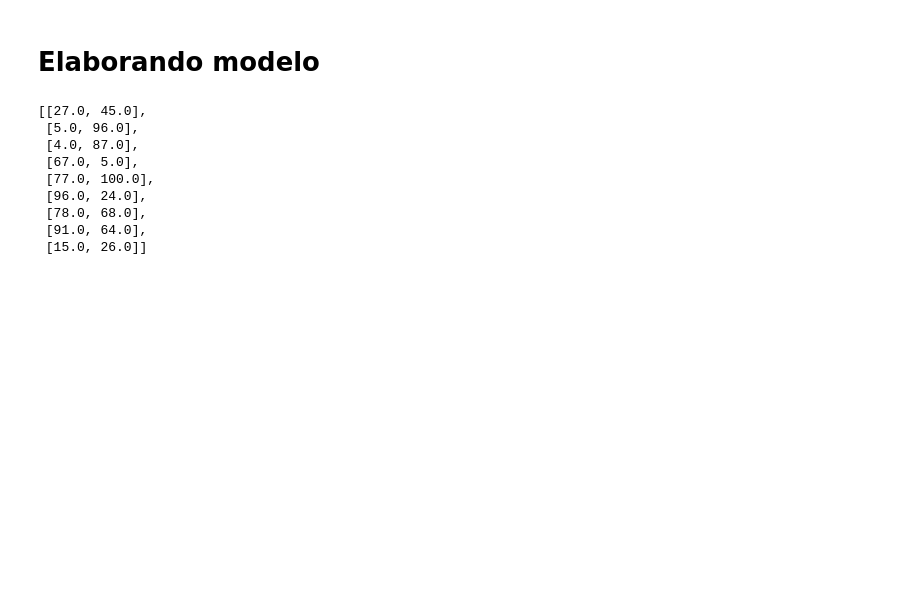
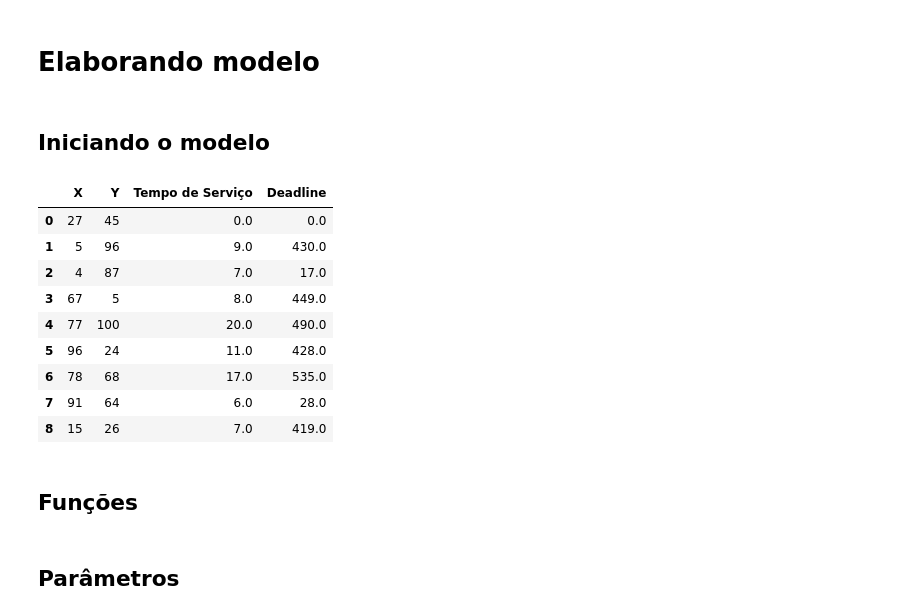
Before and after one commit to brenozuko/caixeiro_viajante_time_window, a Jupyter notebook: notebooks/modelo.ipynb, the cells around one changed output. Drawn from its saved outputs; the diff is of its cells as text; code cells hidden in the pictures; blank space fills up the shorter version.

```diff
--- a/notebooks/modelo.ipynb
+++ b/notebooks/modelo.ipynb
@@ -106,18 +140,23 @@ plt.show()
 [figure]
 # %% [markdown]
 # Elaborando modelo
-# %%
-Knots = []
-for index, row in data['inst_10.txt'].iterrows():
-    Knots.append([row["X"], row["Y"]])
-Knots
-# %% [output]
-[[27.0, 45.0],
- [5.0, 96.0],
- [4.0, 87.0],
- [67.0, 5.0],
- [77.0, 100.0],
- [96.0, 24.0],
- [78.0, 68.0],
- [91.0, 64.0],
- [15.0, 26.0]]
+# %% [markdown]
+## Iniciando o modelo
+# %%
+import pymprog as pm
+
+pm.begin("Caixeiro viajante com janelas de tempo")
+display(data["inst_10.txt"])
+# %% [output]
+|  | X | Y | Tempo de Serviço | Deadline |
+| 0 | 27 | 45 | 0.0 | 0.0 |
+| 1 | 5 | 96 | 9.0 | 430.0 |
+| 2 | 4 | 87 | 7.0 | 17.0 |
+| 3 | 67 | 5 | 8.0 | 449.0 |
+| 4 | 77 | 100 | 20.0 | 490.0 |
+| 5 | 96 | 24 | 11.0 | 428.0 |
+| 6 | 78 | 68 | 17.0 | 535.0 |
+| 7 | 91 | 64 | 6.0 | 28.0 |
+| 8 | 15 | 26 | 7.0 | 419.0 |
+# %% [markdown]
+## Funções
@@ -123,0 +177,2 @@ Knots
+# %% [markdown]
+## Parâmetros
```
Also changed, not shown: parts of 10 cells of this notebook, 1 other file.
